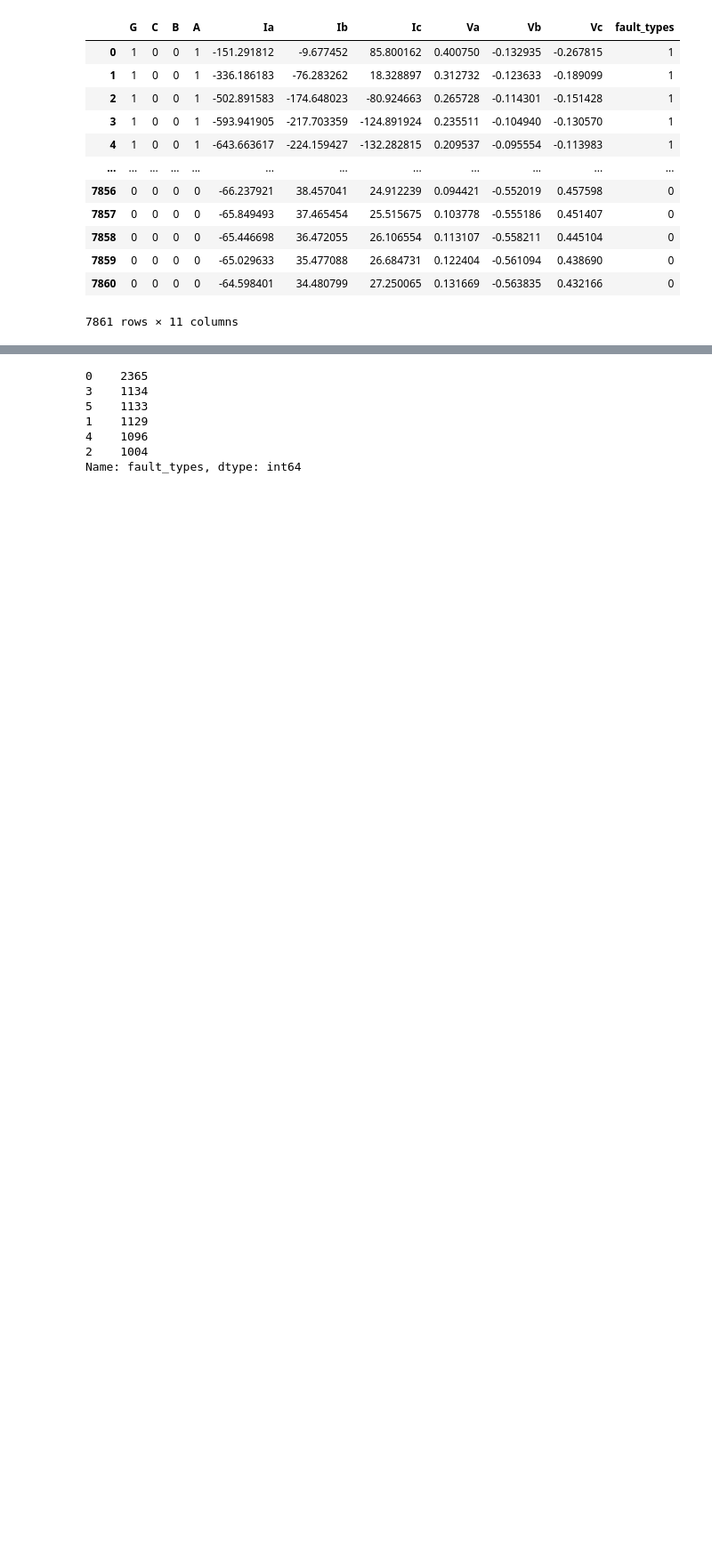
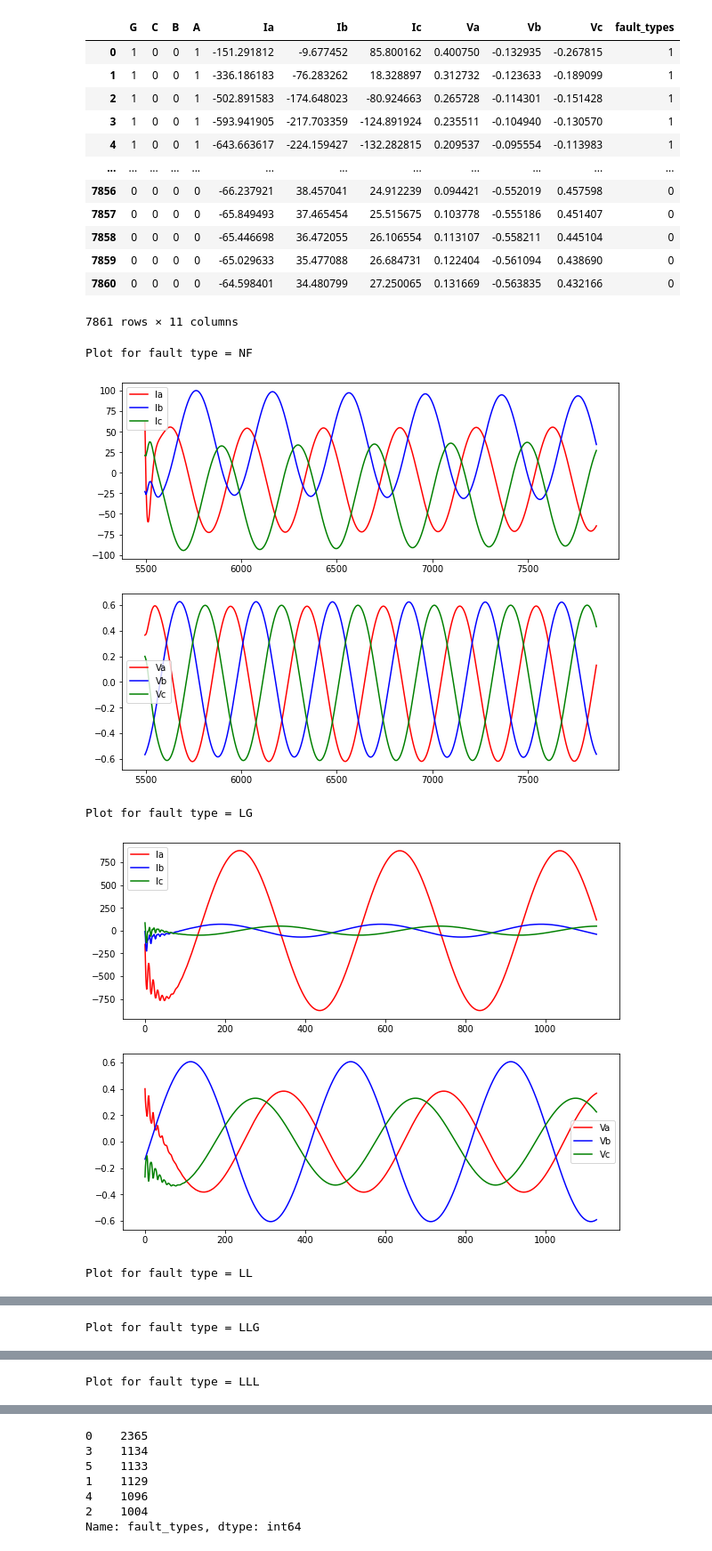
Before and after one commit to Rafi4010/Power-Lab-Project, a Jupyter notebook: power-project-fault-forcasting_version 2.ipynb, the cells around one changed output, grey strips where cells are left out. Shown at 89% size. Saved outputs shown, nothing was run; the diff lists cells and outputs as text; code cells hidden in the pictures; blank space fills up the shorter version.

Commit message:
Power Project_Fault Forcasting | Version 2

```diff
--- a/power-project-fault-forcasting_version 2.ipynb
+++ b/power-project-fault-forcasting_version 2.ipynb
@@ -50,3 +50,29 @@ cldt
 | 7859 | 0 | 0 | 0 | 0 | -65.029633 | 35.477088 | 26.684731 | 0.122404 | -0.561094 | 0.438690 | 0 |
 | 7860 | 0 | 0 | 0 | 0 | -64.598401 | 34.480799 | 27.250065 | 0.131669 | -0.563835 | 0.432166 | 0 |
 7861 rows × 11 columns
+# %%
+def plot_class(fault_type):
+    i = categories.index(fault_type)
+    print("Plot for fault type =", fault_type)
+    fig = plt.figure(figsize = (10,8))
+    plt1 = fig.add_subplot(211)
+    plt1.plot(cldt[cldt['fault_types'] == i]["Ia"],'r', label = "Ia")
+    plt1.plot(cldt[cldt['fault_types'] == i]["Ib"],'b', label = "Ib")
+    plt1.plot(cldt[cldt['fault_types'] == i]["Ic"],'g', label = "Ic")
+    plt1.legend()
+
+    plt2 = fig.add_subplot(212)
+    plt2.plot(cldt[cldt['fault_types'] == i]["Va"],'r', label = "Va")
+    plt2.plot(cldt[cldt['fault_types'] == i]["Vb"],'b', label = "Vb")
+    plt2.plot(cldt[cldt['fault_types'] == i]["Vc"],'g', label = "Vc")
+    plt2.legend()
+    plt.show()
+# %%
+for x in categories:
+    plot_class(x)
+# %% [output]
+Plot for fault type = NF
+[figure, added]
+Plot for fault type = LG
+[figure, added]
+Plot for fault type = LL
@@ -52,0 +80 @@ cldt
+Plot for fault type = LLG
@@ -52,0 +82 @@ cldt
+Plot for fault type = LLL
```
Also changed, not shown: parts of 52 cells of this notebook.
